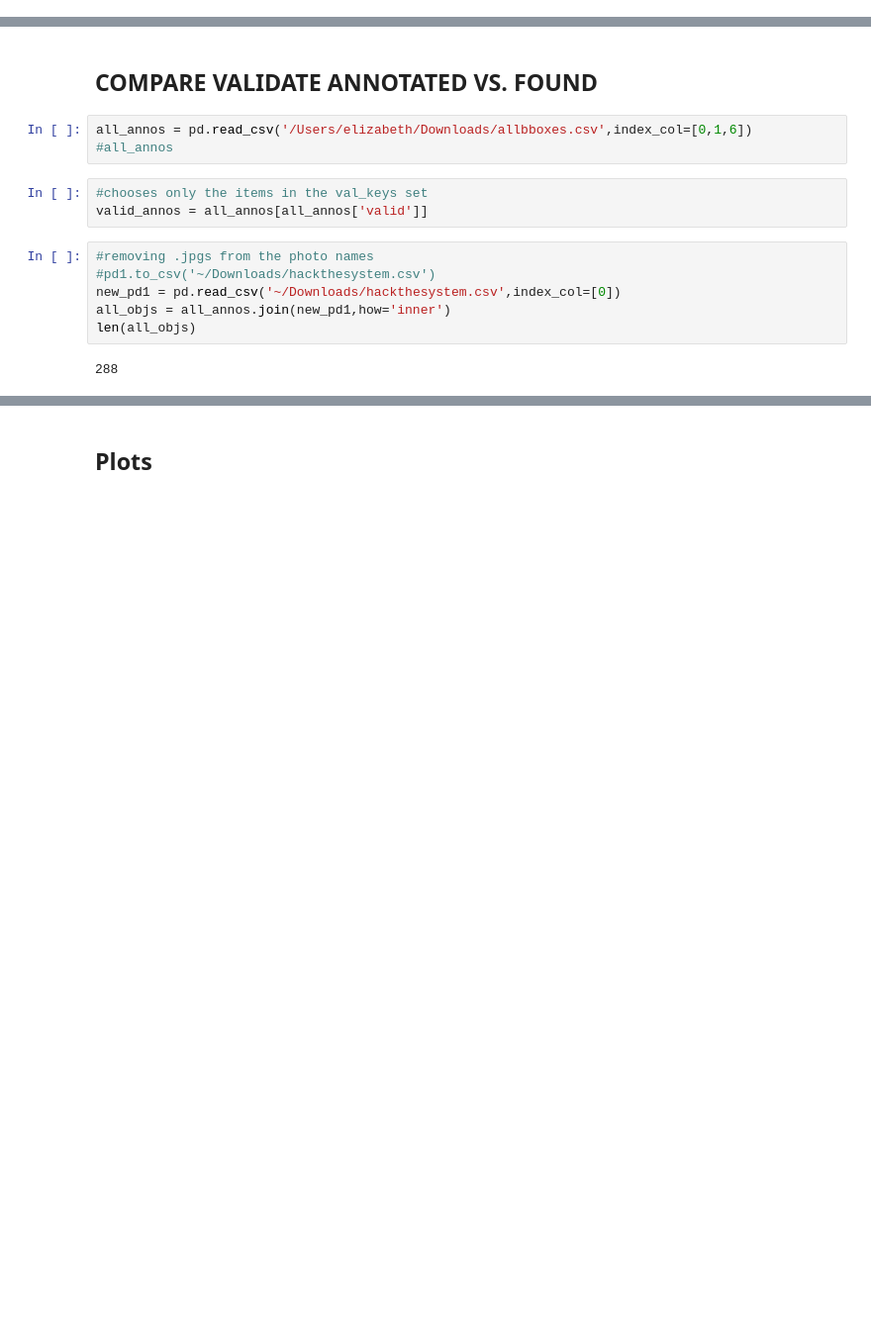
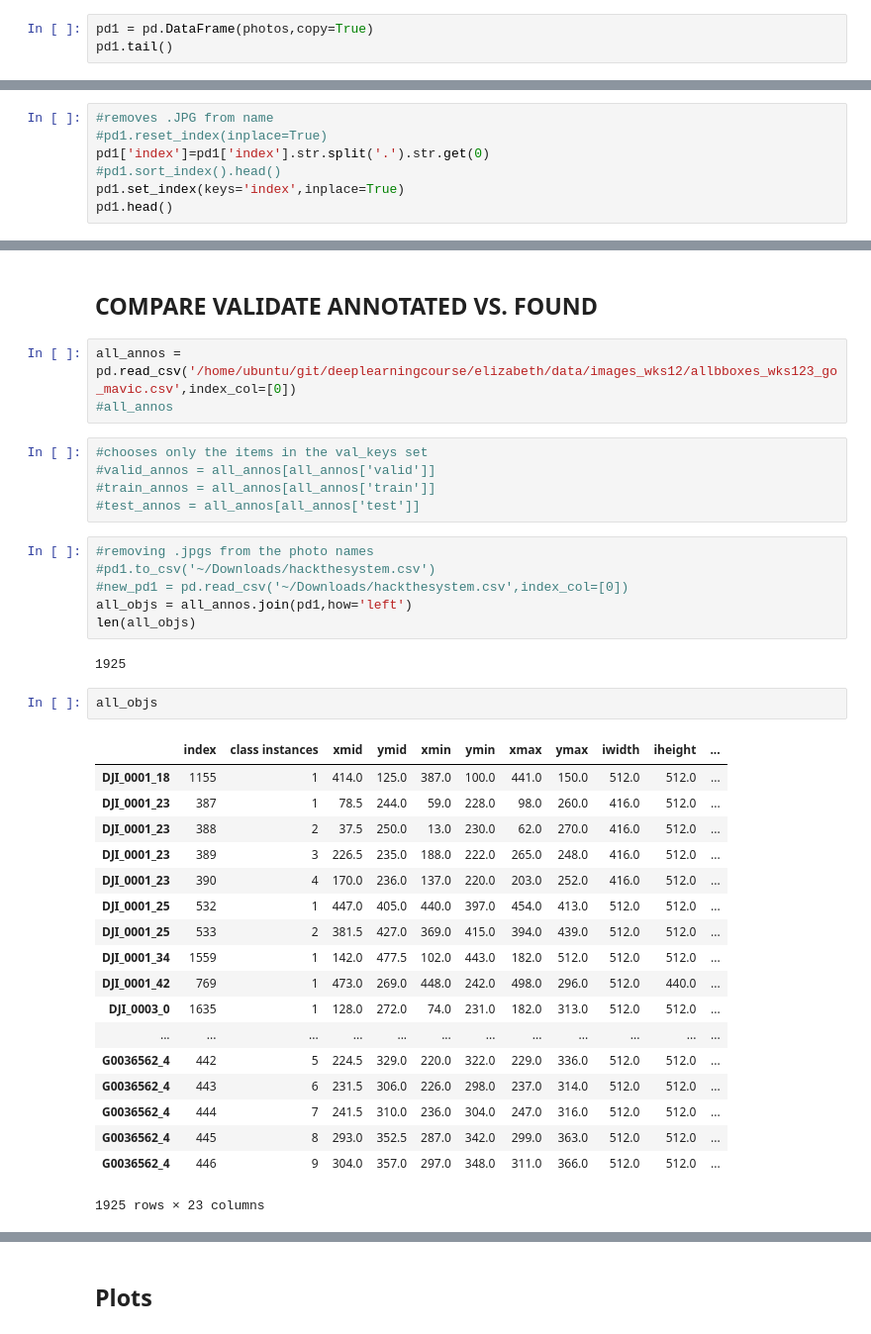
Before and after one commit to Elizabethcase/deeplearningcourse, a Jupyter notebook: elizabeth/data/Counting class instance and matching gps data.ipynb, the cells around one changed output, grey strips where cells are left out. Shown: that part at 99% size. Cells and saved outputs as stored; diff of their text form; blank space fills up the shorter version.

```diff
--- a/elizabeth/data/Counting class instance and matching gps data.ipynb
+++ b/elizabeth/data/Counting class instance and matching gps data.ipynb
@@ -344,0 +415,3 @@ len(pd1)
+# %%
+pd1 = pd.DataFrame(photos,copy=True)
+pd1.tail()
@@ -416,0 +539,7 @@ for i in pd1.index.values:
+# %%
+#removes .JPG from name
+#pd1.reset_index(inplace=True)
+pd1['index']=pd1['index'].str.split('.').str.get(0)
+#pd1.sort_index().head()
+pd1.set_index(keys='index',inplace=True)
+pd1.head()
@@ -517,19 +699,42 @@ plotgps(test,col1='obj_lat',col2='obj_lon')
 # %% [markdown]
 ## COMPARE VALIDATE ANNOTATED VS. FOUND
 # %%
-all_annos = pd.read_csv('/Users/elizabeth/Downloads/allbboxes.csv',index_col=[0,1,6])
+all_annos = pd.read_csv('/home/ubuntu/git/deeplearningcourse/elizabeth/data/images_wks12/allbboxes_wks123_go_mavic.csv',index_col=[0])
 #all_annos
 # %%
 #chooses only the items in the val_keys set
-valid_annos = all_annos[all_annos['valid']]
+#valid_annos = all_annos[all_annos['valid']]
+#train_annos = all_annos[all_annos['train']]
+#test_annos = all_annos[all_annos['test']]
 # %%
 #removing .jpgs from the photo names
 #pd1.to_csv('~/Downloads/hackthesystem.csv')
-new_pd1 = pd.read_csv('~/Downloads/hackthesystem.csv',index_col=[0])
-all_objs = all_annos.join(new_pd1,how='inner')
+#new_pd1 = pd.read_csv('~/Downloads/hackthesystem.csv',index_col=[0])
+all_objs = all_annos.join(pd1,how='left')
 len(all_objs)
 # %% [output]
-288
+1925
+# %%
+all_objs
+# %% [output]
+|  | index | class instances | xmid | ymid | xmin | ymin | xmax | ymax | iwidth | iheight | ... |
+| DJI_0001_18 | 1155 | 1 | 414.0 | 125.0 | 387.0 | 100.0 | 441.0 | 150.0 | 512.0 | 512.0 | ... |
+| DJI_0001_23 | 387 | 1 | 78.5 | 244.0 | 59.0 | 228.0 | 98.0 | 260.0 | 416.0 | 512.0 | ... |
+| DJI_0001_23 | 388 | 2 | 37.5 | 250.0 | 13.0 | 230.0 | 62.0 | 270.0 | 416.0 | 512.0 | ... |
+| DJI_0001_23 | 389 | 3 | 226.5 | 235.0 | 188.0 | 222.0 | 265.0 | 248.0 | 416.0 | 512.0 | ... |
+| DJI_0001_23 | 390 | 4 | 170.0 | 236.0 | 137.0 | 220.0 | 203.0 | 252.0 | 416.0 | 512.0 | ... |
+| DJI_0001_25 | 532 | 1 | 447.0 | 405.0 | 440.0 | 397.0 | 454.0 | 413.0 | 512.0 | 512.0 | ... |
+| DJI_0001_25 | 533 | 2 | 381.5 | 427.0 | 369.0 | 415.0 | 394.0 | 439.0 | 512.0 | 512.0 | ... |
+| DJI_0001_34 | 1559 | 1 | 142.0 | 477.5 | 102.0 | 443.0 | 182.0 | 512.0 | 512.0 | 512.0 | ... |
+| DJI_0001_42 | 769 | 1 | 473.0 | 269.0 | 448.0 | 242.0 | 498.0 | 296.0 | 512.0 | 440.0 | ... |
+| DJI_0003_0 | 1635 | 1 | 128.0 | 272.0 | 74.0 | 231.0 | 182.0 | 313.0 | 512.0 | 512.0 | ... |
+| ... | ... | ... | ... | ... | ... | ... | ... | ... | ... | ... | ... |
+| G0036562_4 | 442 | 5 | 224.5 | 329.0 | 220.0 | 322.0 | 229.0 | 336.0 | 512.0 | 512.0 | ... |
+| G0036562_4 | 443 | 6 | 231.5 | 306.0 | 226.0 | 298.0 | 237.0 | 314.0 | 512.0 | 512.0 | ... |
+| G0036562_4 | 444 | 7 | 241.5 | 310.0 | 236.0 | 304.0 | 247.0 | 316.0 | 512.0 | 512.0 | ... |
+| G0036562_4 | 445 | 8 | 293.0 | 352.5 | 287.0 | 342.0 | 299.0 | 363.0 | 512.0 | 512.0 | ... |
+| G0036562_4 | 446 | 9 | 304.0 | 357.0 | 297.0 | 348.0 | 311.0 | 366.0 | 512.0 | 512.0 | ... |
+1925 rows × 23 columns
 # %%
 #converts cooords in valid_annos into GPS locations
 valid_annos = all_objs[all_objs['valid']]
```
Also changed, not shown: parts of 42 cells of this notebook, 17 other files.
